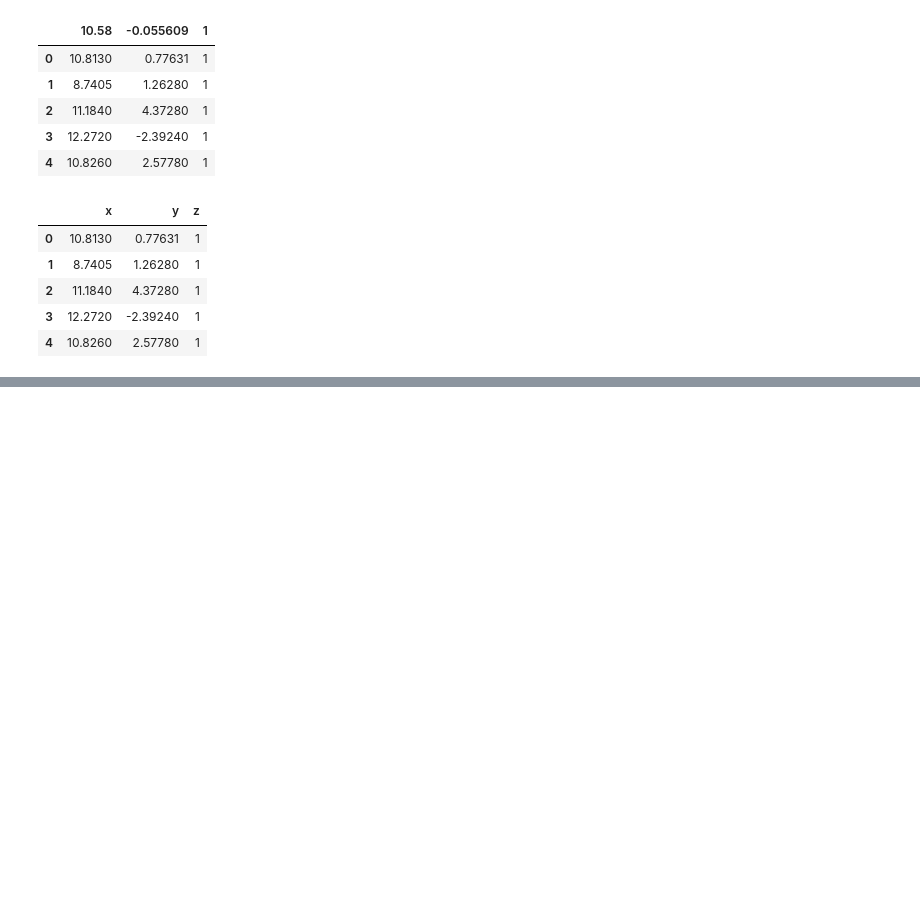
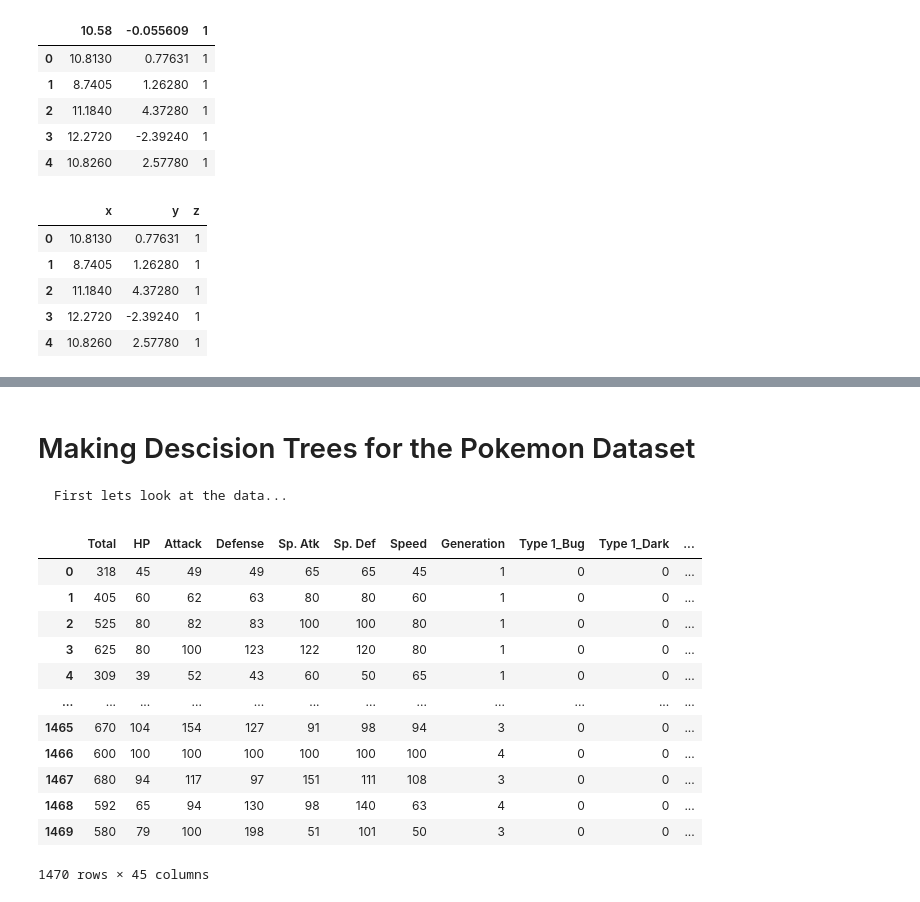
Before and after one commit to cgarchbold/CS460_Assignment1, a Jupyter notebook: PA1_DescisionTrees.ipynb, the cells around one changed output, grey strips where cells are left out. Saved outputs shown, nothing was run; the diff lists cells and outputs as text; code cells hidden in the pictures; blank space fills up the shorter version.

```diff
--- a/PA1_DescisionTrees.ipynb
+++ b/PA1_DescisionTrees.ipynb
@@ -133,0 +197,25 @@ Root- Tree Node: Label(0/1 yes/no) -1 Attribute: y
+# %% [markdown]
+# Making Descision Trees for the Pokemon Dataset
+    First lets look at the data...
+# %%
+stats_df     = pd.read_csv('PokemonData/pokemonStats.csv')
+legendary_df = pd.read_csv('PokemonData/pokemonLegendary.csv')
+
+combined = [stats_df, legendary_df]
+combined_df  = pd.concat(combined, axis =1)
+# %%
+combined_df
+# %% [output]
+|  | Total | HP | Attack | Defense | Sp. Atk | Sp. Def | Speed | Generation | Type 1_Bug | Type 1_Dark | ... |
+| 0 | 318 | 45 | 49 | 49 | 65 | 65 | 45 | 1 | 0 | 0 | ... |
+| 1 | 405 | 60 | 62 | 63 | 80 | 80 | 60 | 1 | 0 | 0 | ... |
+| 2 | 525 | 80 | 82 | 83 | 100 | 100 | 80 | 1 | 0 | 0 | ... |
+| 3 | 625 | 80 | 100 | 123 | 122 | 120 | 80 | 1 | 0 | 0 | ... |
+| 4 | 309 | 39 | 52 | 43 | 60 | 50 | 65 | 1 | 0 | 0 | ... |
+| ... | ... | ... | ... | ... | ... | ... | ... | ... | ... | ... | ... |
+| 1465 | 670 | 104 | 154 | 127 | 91 | 98 | 94 | 3 | 0 | 0 | ... |
+| 1466 | 600 | 100 | 100 | 100 | 100 | 100 | 100 | 4 | 0 | 0 | ... |
+| 1467 | 680 | 94 | 117 | 97 | 151 | 111 | 108 | 3 | 0 | 0 | ... |
+| 1468 | 592 | 65 | 94 | 130 | 98 | 140 | 63 | 4 | 0 | 0 | ... |
+| 1469 | 580 | 79 | 100 | 198 | 51 | 101 | 50 | 3 | 0 | 0 | ... |
+1470 rows × 45 columns
```
Also changed, not shown: parts of 18 cells of this notebook, 2 other files.
